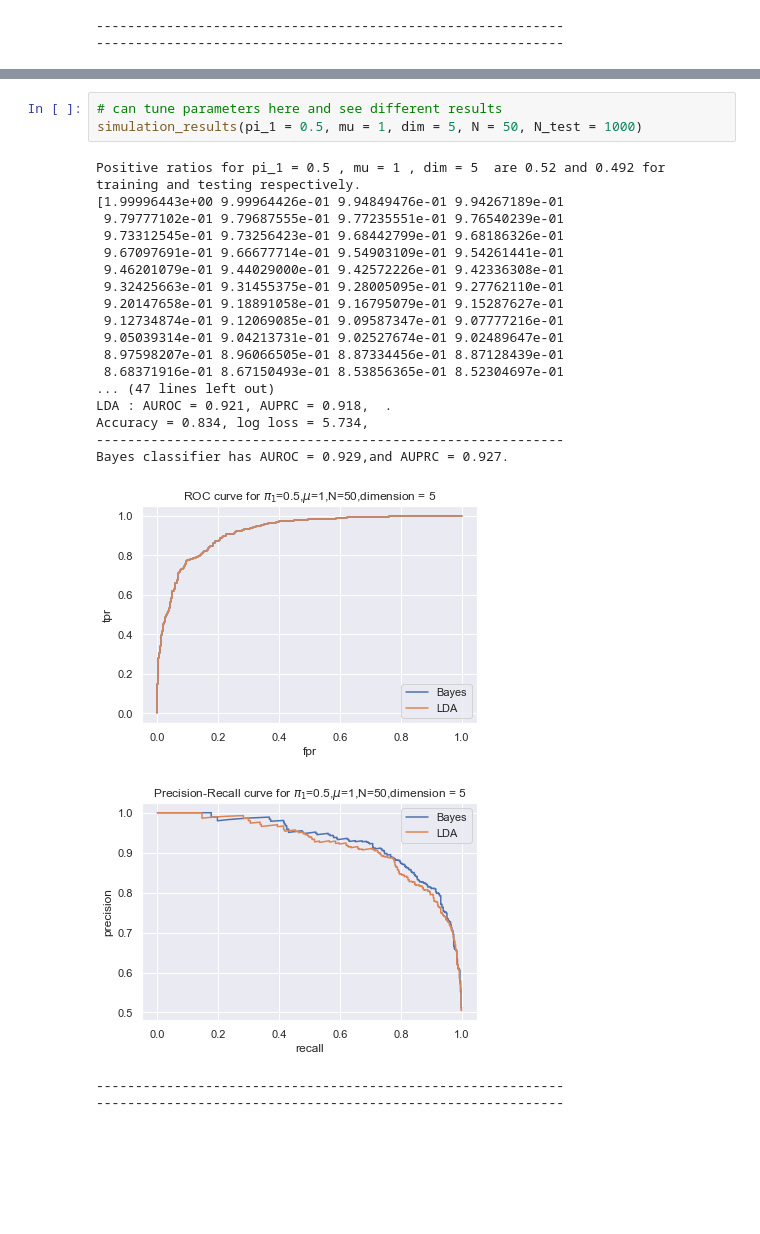
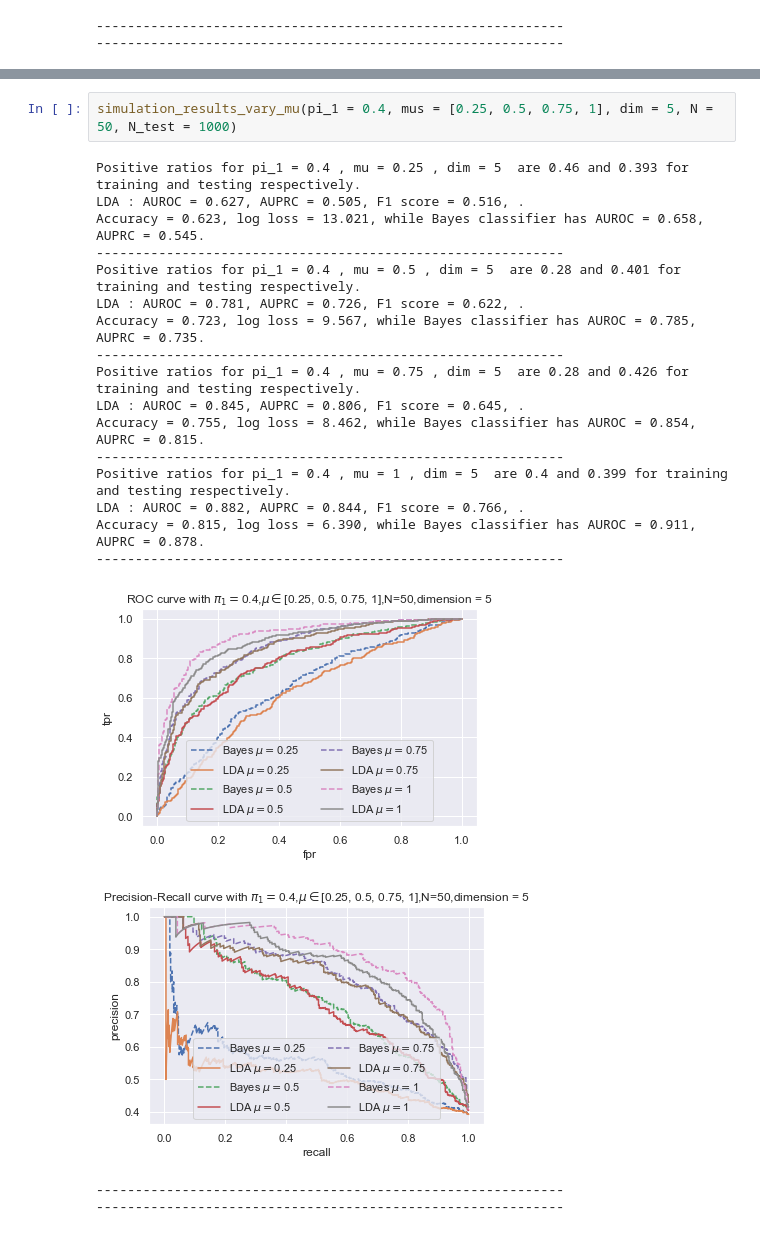
Before and after one commit to SherylHYX/AUROC-vs-AUPRC, a Jupyter notebook: simulations with LDA and Bayes only/simulations_Sheryl_20200205.ipynb, the cells around one changed output, grey strips where cells are left out. Cells and saved outputs as stored; diff of their text form; blank space fills up the shorter version.

Commit message:
update simulations

```diff
--- a/simulations with LDA and Bayes only/simulations_Sheryl_20200205.ipynb
+++ b/simulations with LDA and Bayes only/simulations_Sheryl_20200205.ipynb
@@ -227,25 +534,23 @@ Accuracy = 0.828, log loss = 5.941, while Bayes classifier has AUROC = 0.920, AU
 # %%
-# can tune parameters here and see different results
-simulation_results(pi_1 = 0.5, mu = 1, dim = 5, N = 50, N_test = 1000)
+simulation_results_vary_mu(pi_1 = 0.4, mus = [0.25, 0.5, 0.75, 1], dim = 5, N = 50, N_test = 1000)
 # %% [output]
-Positive ratios for pi_1 = 0.5 , mu = 1 , dim = 5  are 0.52 and 0.492 for training and testing respectively.
-[1.99996443e+00 9.99964426e-01 9.94849476e-01 9.94267189e-01
- 9.79777102e-01 9.79687555e-01 9.77235551e-01 9.76540239e-01
- 9.73312545e-01 9.73256423e-01 9.68442799e-01 9.68186326e-01
- 9.67097691e-01 9.66677714e-01 9.54903109e-01 9.54261441e-01
- 9.46201079e-01 9.44029000e-01 9.42572226e-01 9.42336308e-01
- 9.32425663e-01 9.31455375e-01 9.28005095e-01 9.27762110e-01
- 9.20147658e-01 9.18891058e-01 9.16795079e-01 9.15287627e-01
- 9.12734874e-01 9.12069085e-01 9.09587347e-01 9.07777216e-01
- 9.05039314e-01 9.04213731e-01 9.02527674e-01 9.02489647e-01
- 8.97598207e-01 8.96066505e-01 8.87334456e-01 8.87128439e-01
- 8.68371916e-01 8.67150493e-01 8.53856365e-01 8.52304697e-01
-... (47 lines left out)
-LDA : AUROC = 0.921, AUPRC = 0.918,  .
-Accuracy = 0.834, log loss = 5.734,
+Positive ratios for pi_1 = 0.4 , mu = 0.25 , dim = 5  are 0.46 and 0.393 for training and testing respectively.
+LDA : AUROC = 0.627, AUPRC = 0.505, F1 score = 0.516, .
+Accuracy = 0.623, log loss = 13.021, while Bayes classifier has AUROC = 0.658, AUPRC = 0.545.
 ------------------------------------------------------------
-Bayes classifier has AUROC = 0.929,and AUPRC = 0.927.
+Positive ratios for pi_1 = 0.4 , mu = 0.5 , dim = 5  are 0.28 and 0.401 for training and testing respectively.
+LDA : AUROC = 0.781, AUPRC = 0.726, F1 score = 0.622, .
+Accuracy = 0.723, log loss = 9.567, while Bayes classifier has AUROC = 0.785, AUPRC = 0.735.
+------------------------------------------------------------
+Positive ratios for pi_1 = 0.4 , mu = 0.75 , dim = 5  are 0.28 and 0.426 for training and testing respectively.
+LDA : AUROC = 0.845, AUPRC = 0.806, F1 score = 0.645, .
+Accuracy = 0.755, log loss = 8.462, while Bayes classifier has AUROC = 0.854, AUPRC = 0.815.
+------------------------------------------------------------
+Positive ratios for pi_1 = 0.4 , mu = 1 , dim = 5  are 0.4 and 0.399 for training and testing respectively.
+LDA : AUROC = 0.882, AUPRC = 0.844, F1 score = 0.766, .
+Accuracy = 0.815, log loss = 6.390, while Bayes classifier has AUROC = 0.911, AUPRC = 0.878.
+------------------------------------------------------------
-[figure, old version]
+[figure, new version]
-[figure, old version]
+[figure, new version]
 ------------------------------------------------------------
 ------------------------------------------------------------
```
Also changed, not shown: parts of 7 cells of this notebook, 8 other files.
